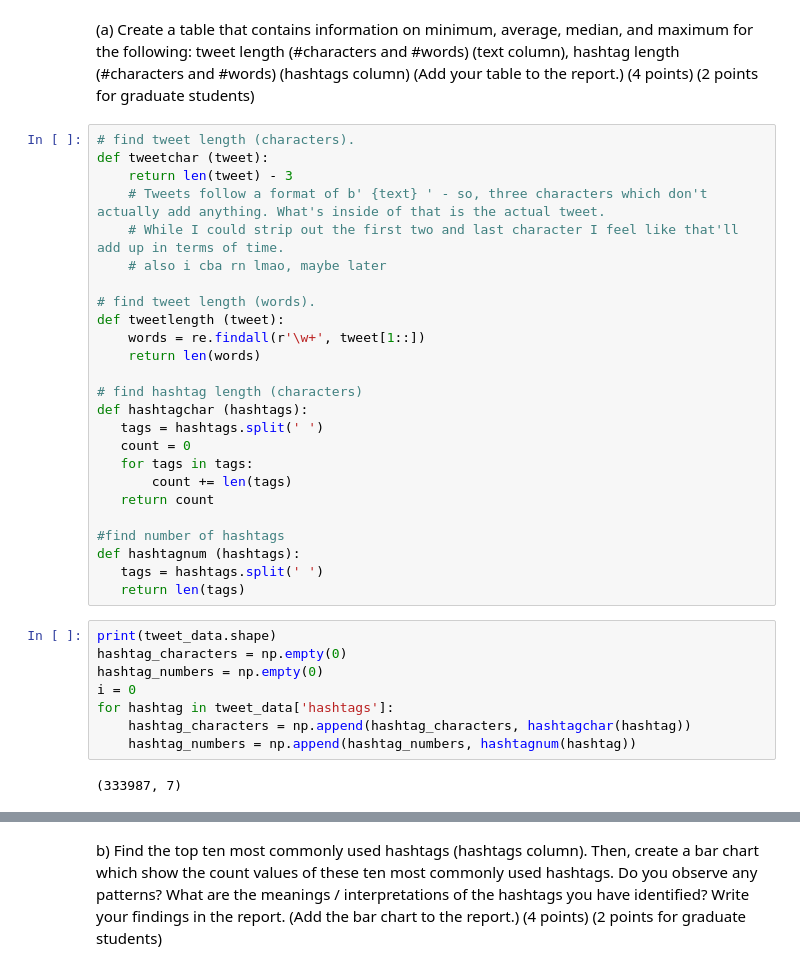
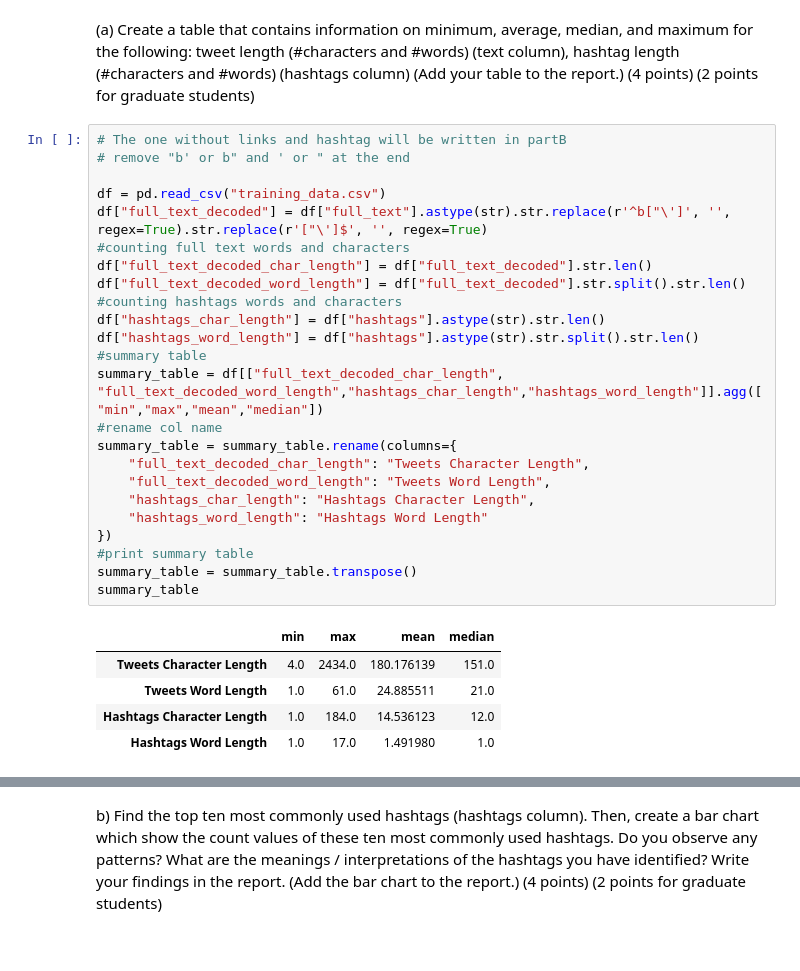
Before and after one commit to justinjli2004-sketch/spring2026, a Jupyter notebook: miniproject/Project_Code.ipynb, the cells around one changed output, grey strips where cells are left out. Cells and saved outputs as stored; diff of their text form.

```diff
--- a/miniproject/Project_Code.ipynb
+++ b/miniproject/Project_Code.ipynb
@@ -25,37 +25,32 @@ following: tweet length (#characters and #words) (text column), hashtag length (
 #words) (hashtags column) (Add your table to the report.) (4 points) (2 points for graduate
 students)
 # %%
-# find tweet length (characters).
-def tweetchar (tweet):
-    return len(tweet) - 3
-    # Tweets follow a format of b' {text} ' - so, three characters which don't actually add anything. What's inside of that is the actual tweet.
-    # While I could strip out the first two and last character I feel like that'll add up in terms of time.
-    # also i cba rn lmao, maybe later
+# The one without links and hashtag will be written in partB
+# remove "b' or b" and ' or " at the end
 
-# find tweet length (words).
-def tweetlength (tweet):
-    words = re.findall(r'\w+', tweet[1::])
-    return len(words)
-
-# find hashtag length (characters)
-def hashtagchar (hashtags):
-   tags = hashtags.split(' ')
-   count = 0
-   for tags in tags:
-       count += len(tags)
-   return count
-
-#find number of hashtags
-def hashtagnum (hashtags):
-   tags = hashtags.split(' ')
-   return len(tags)
+df = pd.read_csv("training_data.csv")
+df["full_text_decoded"] = df["full_text"].astype(str).str.replace(r'^b["\']', '', regex=True).str.replace(r'["\']$', '', regex=True)
+#counting full text words and characters
+df["full_text_decoded_char_length"] = df["full_text_decoded"].str.len()
+df["full_text_decoded_word_length"] = df["full_text_decoded"].str.split().str.len()
+#counting hashtags words and characters
+df["hashtags_char_length"] = df["hashtags"].astype(str).str.len()
+df["hashtags_word_length"] = df["hashtags"].astype(str).str.split().str.len()
+#summary table
+summary_table = df[["full_text_decoded_char_length", "full_text_decoded_word_length","hashtags_char_length","hashtags_word_length"]].agg(["min","max","mean","median"])
+#rename col name
+summary_table = summary_table.rename(columns={
+    "full_text_decoded_char_length": "Tweets Character Length",
+    "full_text_decoded_word_length": "Tweets Word Length",
+    "hashtags_char_length": "Hashtags Character Length",
+    "hashtags_word_length": "Hashtags Word Length"
+})
+#print summary table
+summary_table = summary_table.transpose()
+summary_table
+# %% [output]
+|  | min | max | mean | median |
+| Tweets Character Length | 4.0 | 2434.0 | 180.176139 | 151.0 |
+| Tweets Word Length | 1.0 | 61.0 | 24.885511 | 21.0 |
+| Hashtags Character Length | 1.0 | 184.0 | 14.536123 | 12.0 |
+| Hashtags Word Length | 1.0 | 17.0 | 1.491980 | 1.0 |
-# %%
-print(tweet_data.shape)
-hashtag_characters = np.empty(0)
-hashtag_numbers = np.empty(0)
-i = 0
-for hashtag in tweet_data['hashtags']:
-    hashtag_characters = np.append(hashtag_characters, hashtagchar(hashtag))
-    hashtag_numbers = np.append(hashtag_numbers, hashtagnum(hashtag))
-# %% [output]
-(333987, 7)
```
Also changed, not shown: parts of 11 cells of this notebook.
